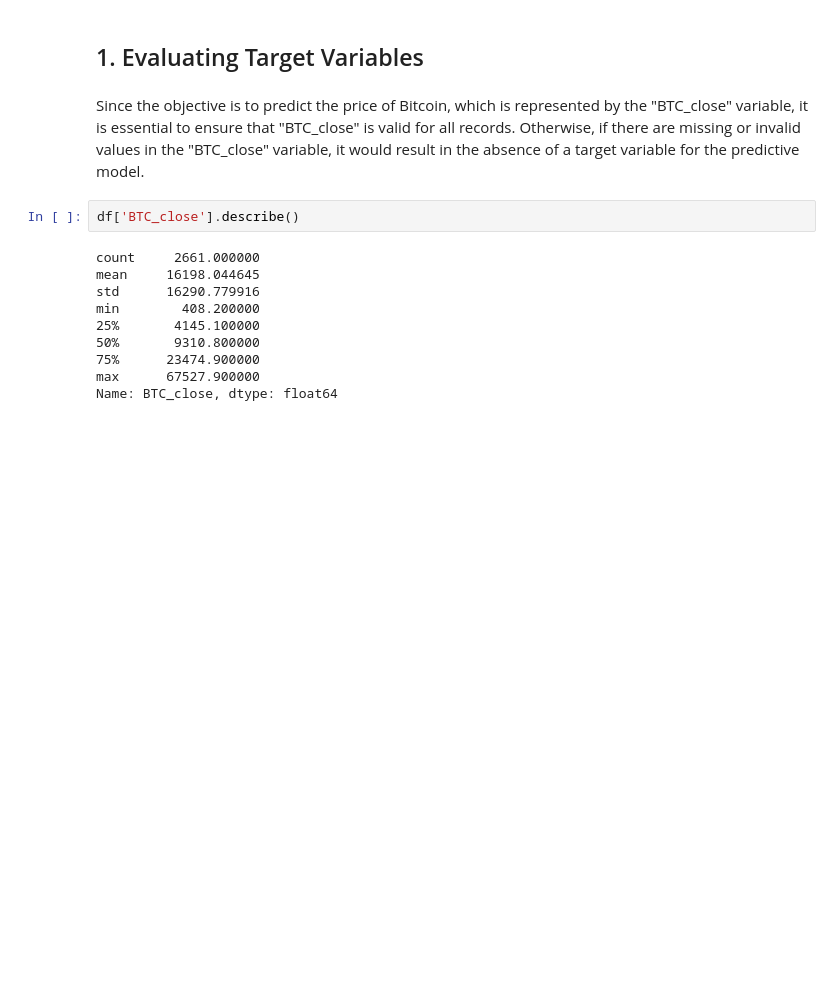
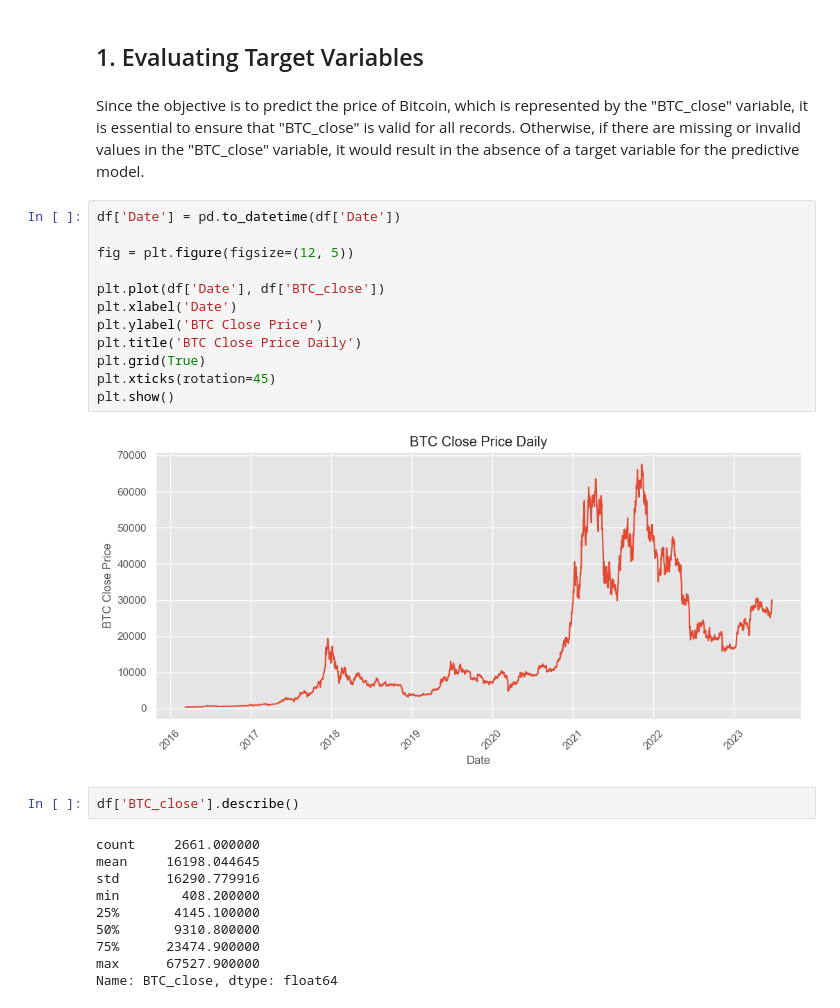
Before and after one commit to lavibula/BitcoinPrediction, a Jupyter notebook: data/pre-processing-raw.ipynb, the cells around one changed output. Saved outputs shown, nothing was run; the diff lists cells and outputs as text; blank space fills up the shorter version.

```diff
--- a/data/pre-processing-raw.ipynb
+++ b/data/pre-processing-raw.ipynb
@@ -83,6 +111,20 @@ It also involves feature selection methods aimed at eliminating features that ha
 # %% [markdown]
 Since the objective is to predict the price of Bitcoin, which is represented by the "BTC_close" variable, it is essential to ensure that "BTC_close" is valid for all records.
 Otherwise, if there are missing or invalid values in the "BTC_close" variable, it would result in the absence of a target variable for the predictive model.
+# %%
+df['Date'] = pd.to_datetime(df['Date'])
+
+fig = plt.figure(figsize=(12, 5))
+
+plt.plot(df['Date'], df['BTC_close'])
+plt.xlabel('Date')
+plt.ylabel('BTC Close Price')
+plt.title('BTC Close Price Daily')
+plt.grid(True)
+plt.xticks(rotation=45)
+plt.show()
+# %% [output]
+[figure, added]
 # %%
 df['BTC_close'].describe()
 # %% [output]
```
Also changed, not shown: parts of 8 cells of this notebook.
